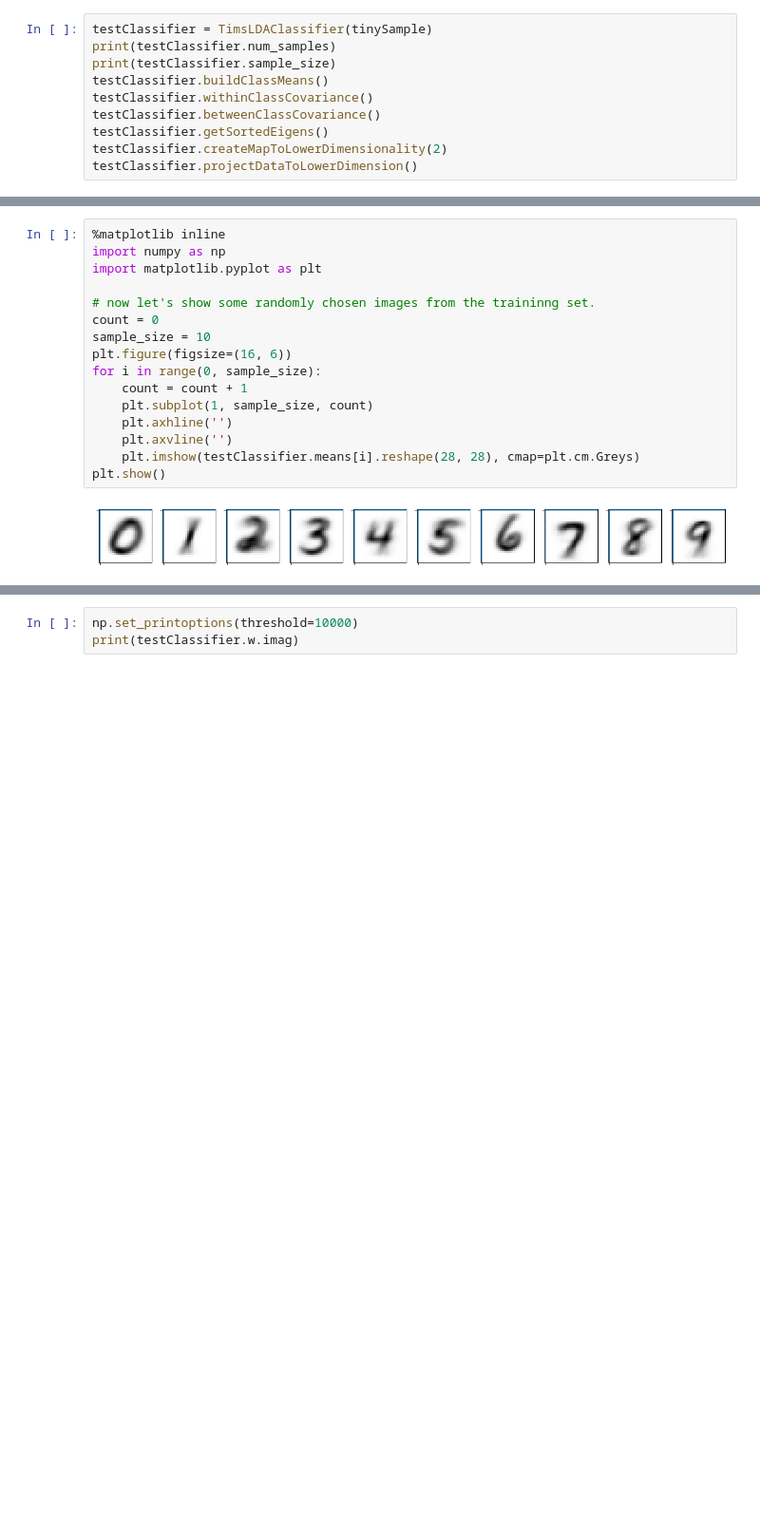
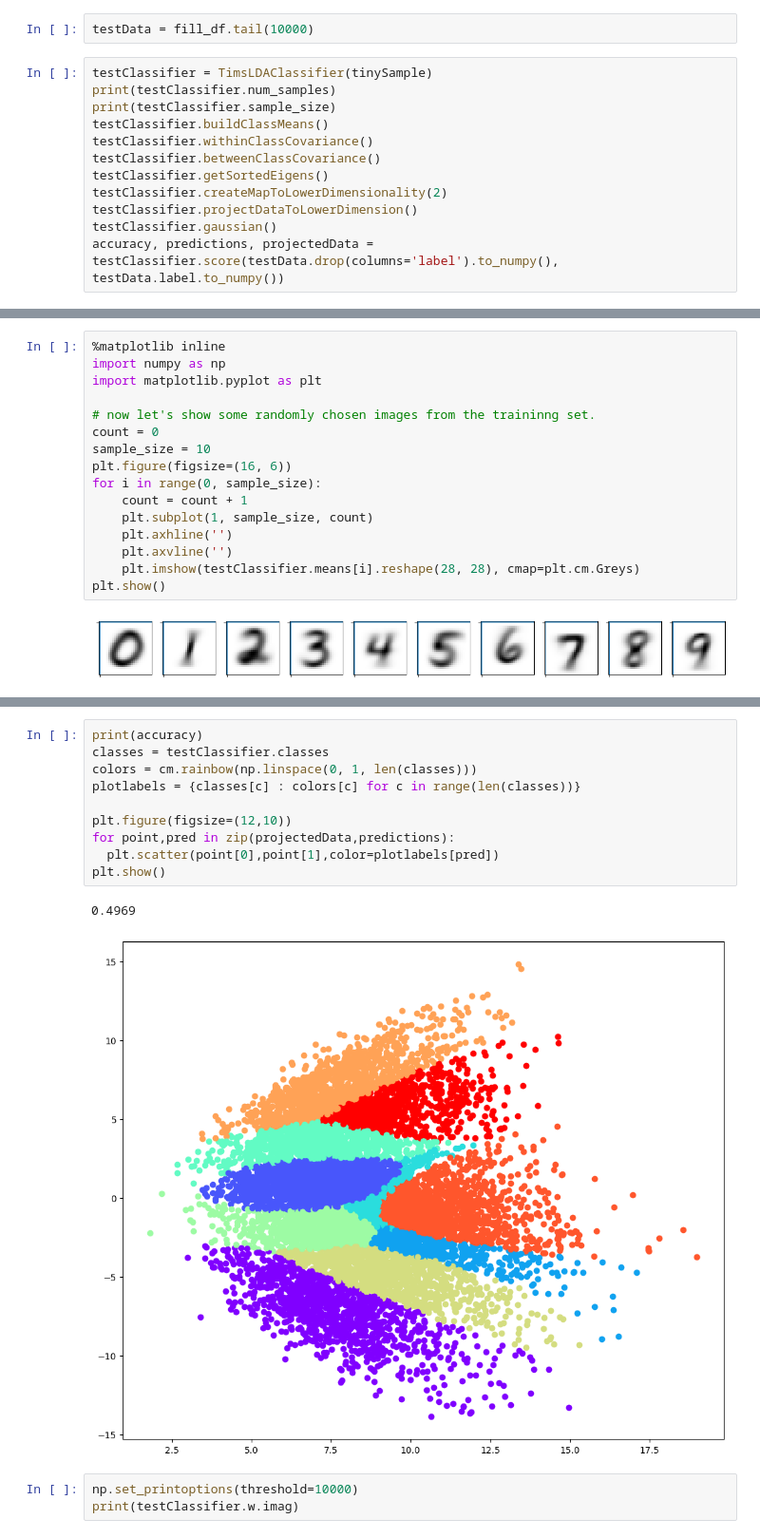
Before and after one commit to TimRoss/OCR, a Jupyter notebook: CPUcode.ipynb, the cells around one changed output, grey strips where cells are left out. Shown at 95% size. Saved outputs shown, nothing was run; the diff lists cells and outputs as text; blank space fills up the shorter version.

```diff
--- a/CPUcode.ipynb
+++ b/CPUcode.ipynb
@@ -167,3 +123,5 @@ tinySample = fill_df.head(200)
+# %%
+testData = fill_df.tail(10000)
 # %%
 testClassifier = TimsLDAClassifier(tinySample)
 print(testClassifier.num_samples)
@@ -174,4 +132,6 @@ testClassifier.betweenClassCovariance()
 testClassifier.getSortedEigens()
 testClassifier.createMapToLowerDimensionality(2)
 testClassifier.projectDataToLowerDimension()
+testClassifier.gaussian()
+accuracy, predictions, projectedData = testClassifier.score(testData.drop(columns='label').to_numpy(), testData.label.to_numpy())
 # %% [output]
@@ -227,3 +176,16 @@ plt.show()
+# %%
+print(accuracy)
+classes = testClassifier.classes
+colors = cm.rainbow(np.linspace(0, 1, len(classes)))
+plotlabels = {classes[c] : colors[c] for c in range(len(classes))}
+
+plt.figure(figsize=(12,10))
+for point,pred in zip(projectedData,predictions):
+  plt.scatter(point[0],point[1],color=plotlabels[pred])
+plt.show()
+# %% [output]
+0.4969
+[figure, added]
 # %%
 np.set_printoptions(threshold=10000)
 print(testClassifier.w.imag)
```
Also changed, not shown: parts of 13 cells of this notebook.
